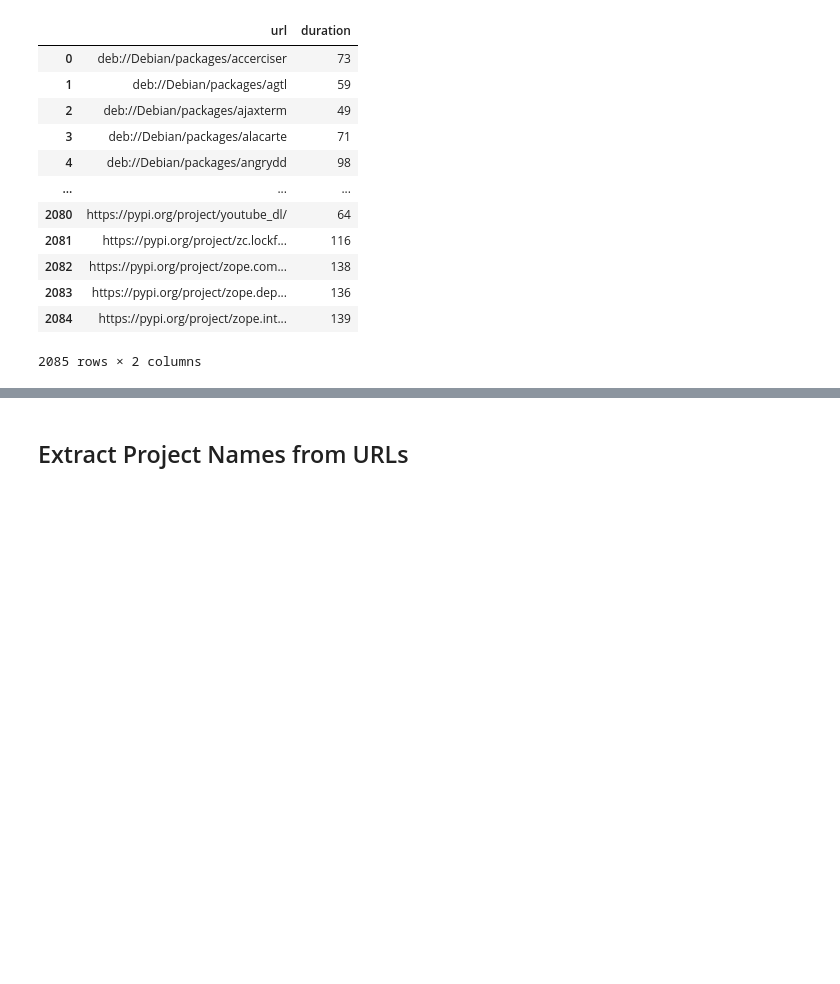
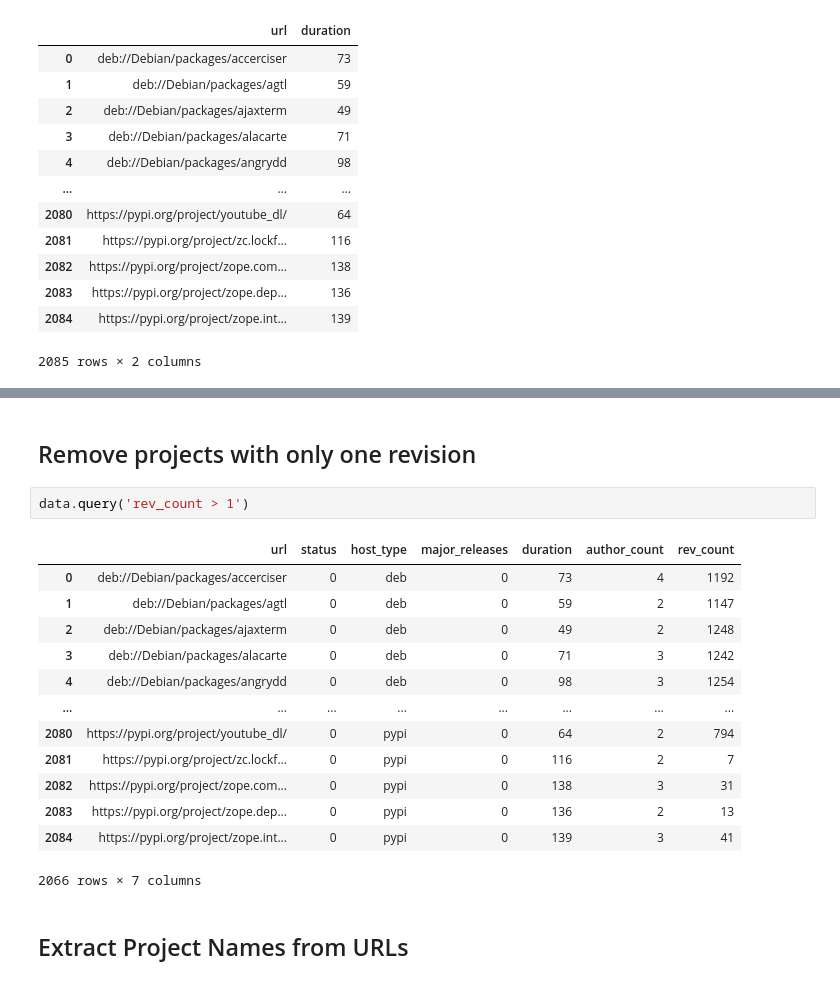
Before and after one commit to DerekRobin/Survival-Analysis-of-OSS-Projects, a Jupyter notebook: Analysis&Data/data-collection.ipynb, the cells around one changed output, grey strips where cells are left out. Drawn from its saved outputs; the diff is of its cells as text; blank space fills up the shorter version.

```diff
--- a/Analysis&Data/data-collection.ipynb
+++ b/Analysis&Data/data-collection.ipynb
@@ -165,3 +180,21 @@ data
+# %% [markdown]
+## Remove projects with only one revision
+# %%
+data.query('rev_count > 1')
+# %% [output]
+|  | url | status | host_type | major_releases | duration | author_count | rev_count |
+| 0 | deb://Debian/packages/accerciser | 0 | deb | 0 | 73 | 4 | 1192 |
+| 1 | deb://Debian/packages/agtl | 0 | deb | 0 | 59 | 2 | 1147 |
+| 2 | deb://Debian/packages/ajaxterm | 0 | deb | 0 | 49 | 2 | 1248 |
+| 3 | deb://Debian/packages/alacarte | 0 | deb | 0 | 71 | 3 | 1242 |
+| 4 | deb://Debian/packages/angrydd | 0 | deb | 0 | 98 | 3 | 1254 |
+| ... | ... | ... | ... | ... | ... | ... | ... |
+| 2080 | https://pypi.org/project/youtube_dl/ | 0 | pypi | 0 | 64 | 2 | 794 |
+| 2081 | https://pypi.org/project/zc.lockf... | 0 | pypi | 0 | 116 | 2 | 7 |
+| 2082 | https://pypi.org/project/zope.com... | 0 | pypi | 0 | 138 | 3 | 31 |
+| 2083 | https://pypi.org/project/zope.dep... | 0 | pypi | 0 | 136 | 2 | 13 |
+| 2084 | https://pypi.org/project/zope.int... | 0 | pypi | 0 | 139 | 3 | 41 |
+2066 rows × 7 columns
 # %% [markdown]
 ## Extract Project Names from URLs
 # %%
```
Also changed, not shown: parts of 15 cells of this notebook, 2 other files.
